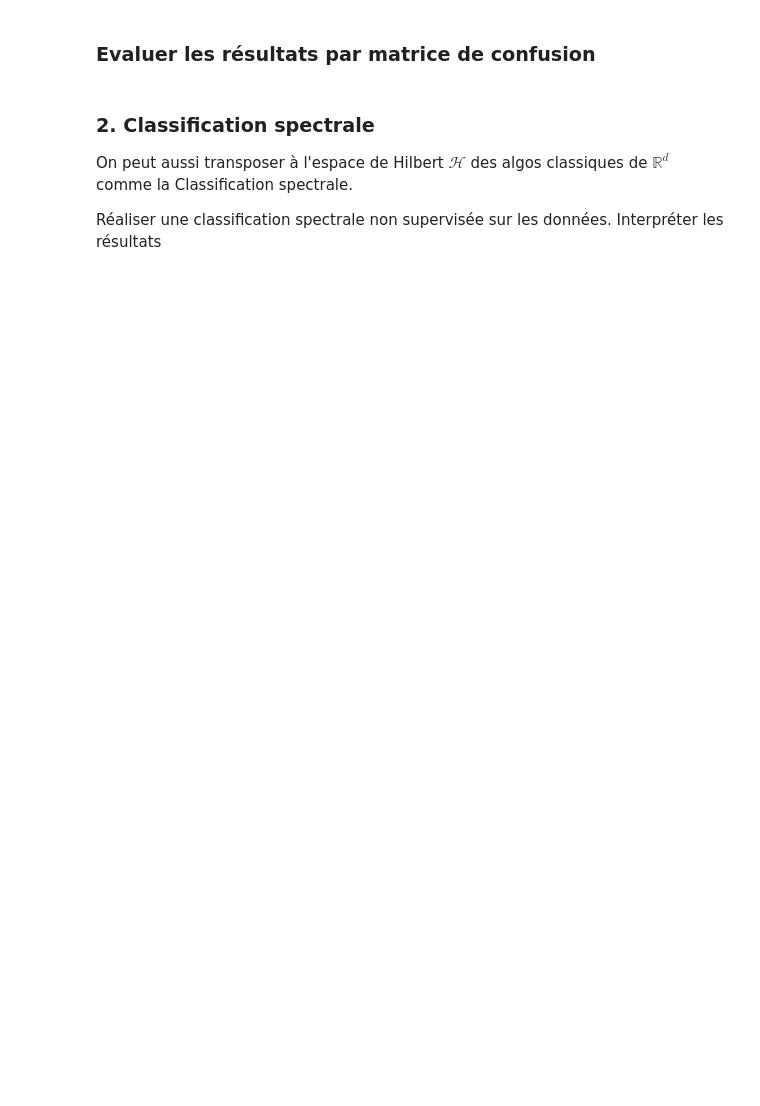
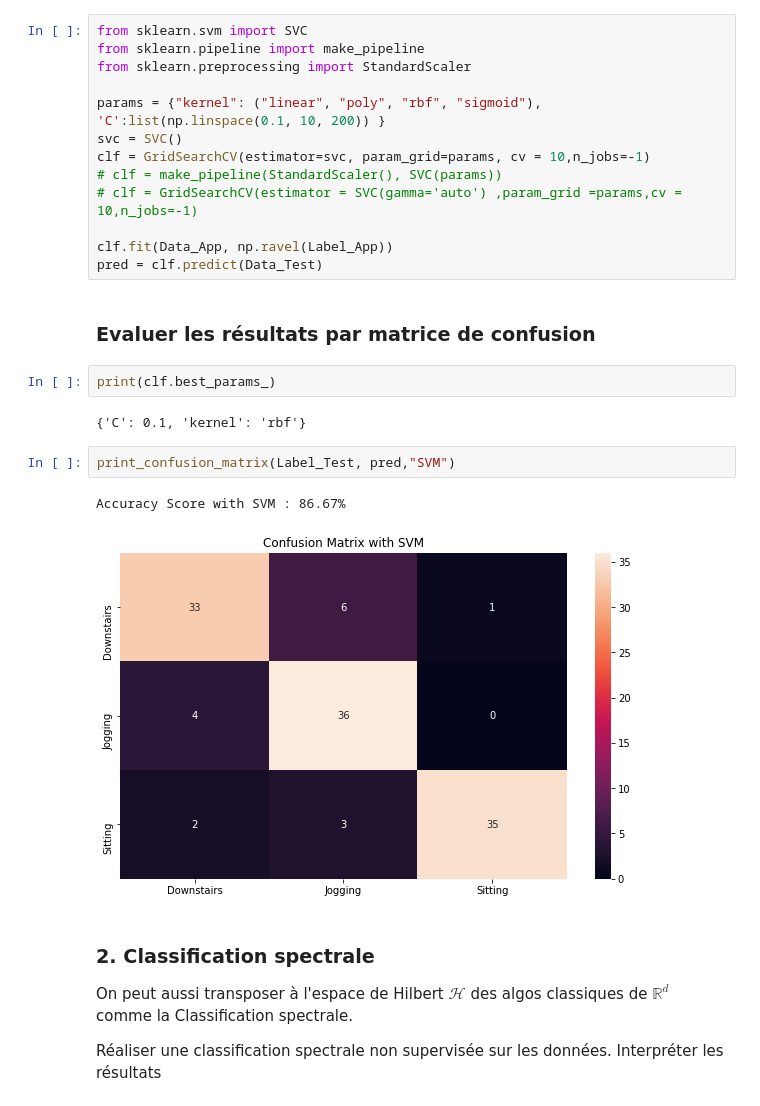
Before and after one commit to acamara2/projet_fil_rouge, a Jupyter notebook: Projet Fil Rouge_CAMARA_DRAI.ipynb, the cells around one changed output. Cells and saved outputs as stored; diff of their text form; blank space fills up the shorter version.

```diff
--- a/Projet Fil Rouge_CAMARA_DRAI.ipynb
+++ b/Projet Fil Rouge_CAMARA_DRAI.ipynb
@@ -369,5 +386,27 @@ from sklearn.svm import SVC
+# %%
+from sklearn.svm import SVC
+from sklearn.pipeline import make_pipeline
+from sklearn.preprocessing import StandardScaler
+
+params = {"kernel": ("linear", "poly", "rbf", "sigmoid"), 'C':list(np.linspace(0.1, 10, 200)) }
+svc = SVC()
+clf = GridSearchCV(estimator=svc, param_grid=params, cv = 10,n_jobs=-1)
+# clf = make_pipeline(StandardScaler(), SVC(params))
+# clf = GridSearchCV(estimator = SVC(gamma='auto') ,param_grid =params,cv = 10,n_jobs=-1)
+
+clf.fit(Data_App, np.ravel(Label_App))
+pred = clf.predict(Data_Test)
 # %% [markdown]
 ### Evaluer les résultats par matrice de confusion
+# %%
+print(clf.best_params_)
+# %% [output]
+{'C': 0.1, 'kernel': 'rbf'}
+# %%
+print_confusion_matrix(Label_Test, pred,"SVM")
+# %% [output]
+Accuracy Score with SVM : 86.67%
+[figure, added]
 # %% [markdown]
 ### 2.  Classification spectrale
 
```
Also changed, not shown: parts of 21 cells of this notebook.
